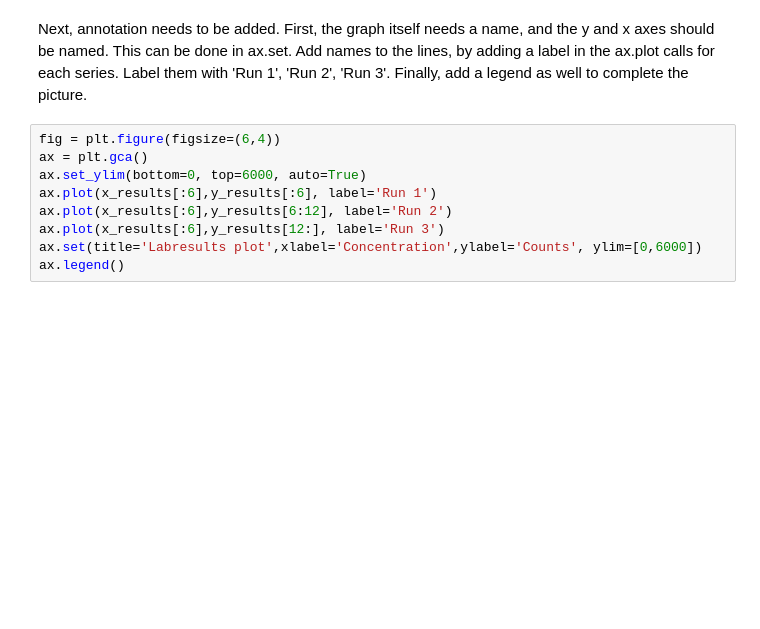
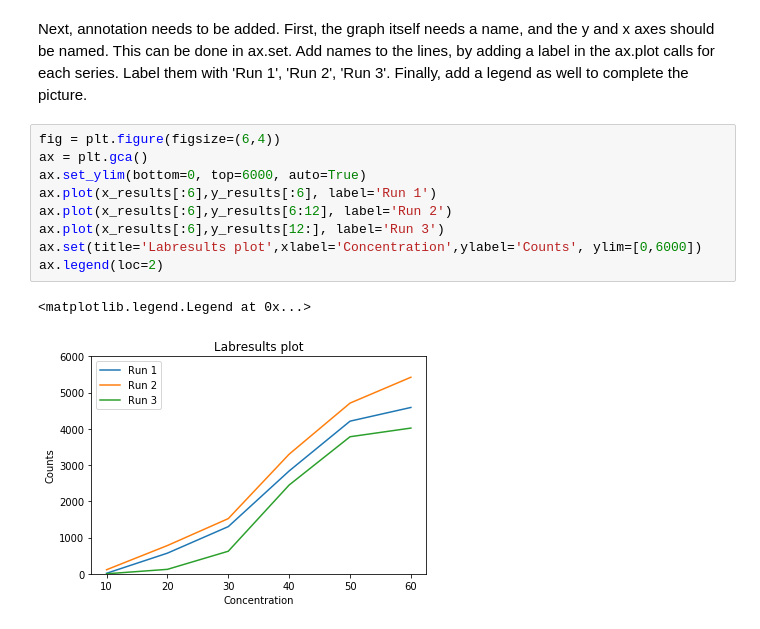
Before and after one commit to lacdr-tox/basic-programming-in-drug-discovery, a Jupyter notebook: python/exercises/2. Basic Plotting.ipynb, the cells around one changed output. Cells and saved outputs as stored; diff of their text form; blank space fills up the shorter version.

```diff
--- a/python/exercises/2. Basic Plotting.ipynb
+++ b/python/exercises/2. Basic Plotting.ipynb
@@ -83,9 +80,12 @@ Finally, add a legend as well to complete the picture.
 # %%
 fig = plt.figure(figsize=(6,4))
 ax = plt.gca()
 ax.set_ylim(bottom=0, top=6000, auto=True)
 ax.plot(x_results[:6],y_results[:6], label='Run 1')
 ax.plot(x_results[:6],y_results[6:12], label='Run 2')
 ax.plot(x_results[:6],y_results[12:], label='Run 3')
 ax.set(title='Labresults plot',xlabel='Concentration',ylabel='Counts', ylim=[0,6000])
-ax.legend()
+ax.legend(loc=2)
+# %% [output]
+<matplotlib.legend.Legend at 0x...>
+[figure, added]
```
Also changed, not shown: parts of 4 cells of this notebook.
